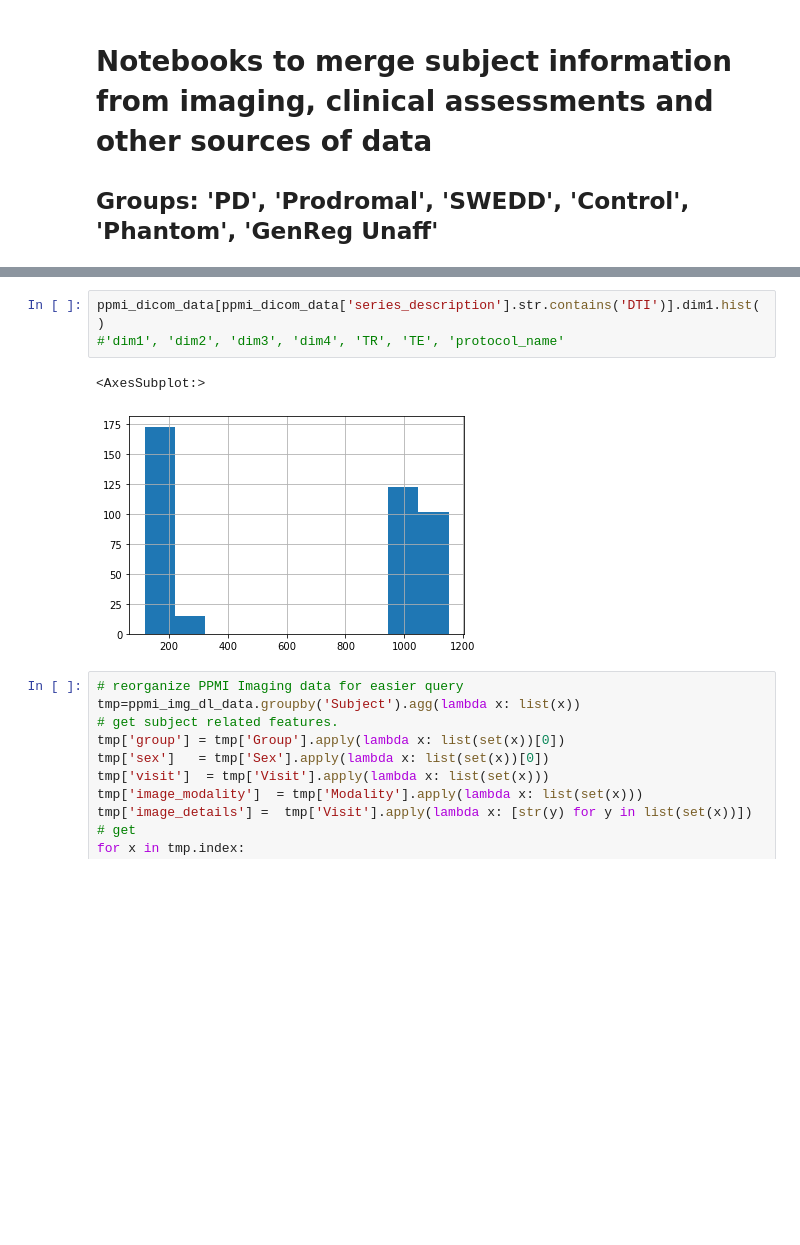
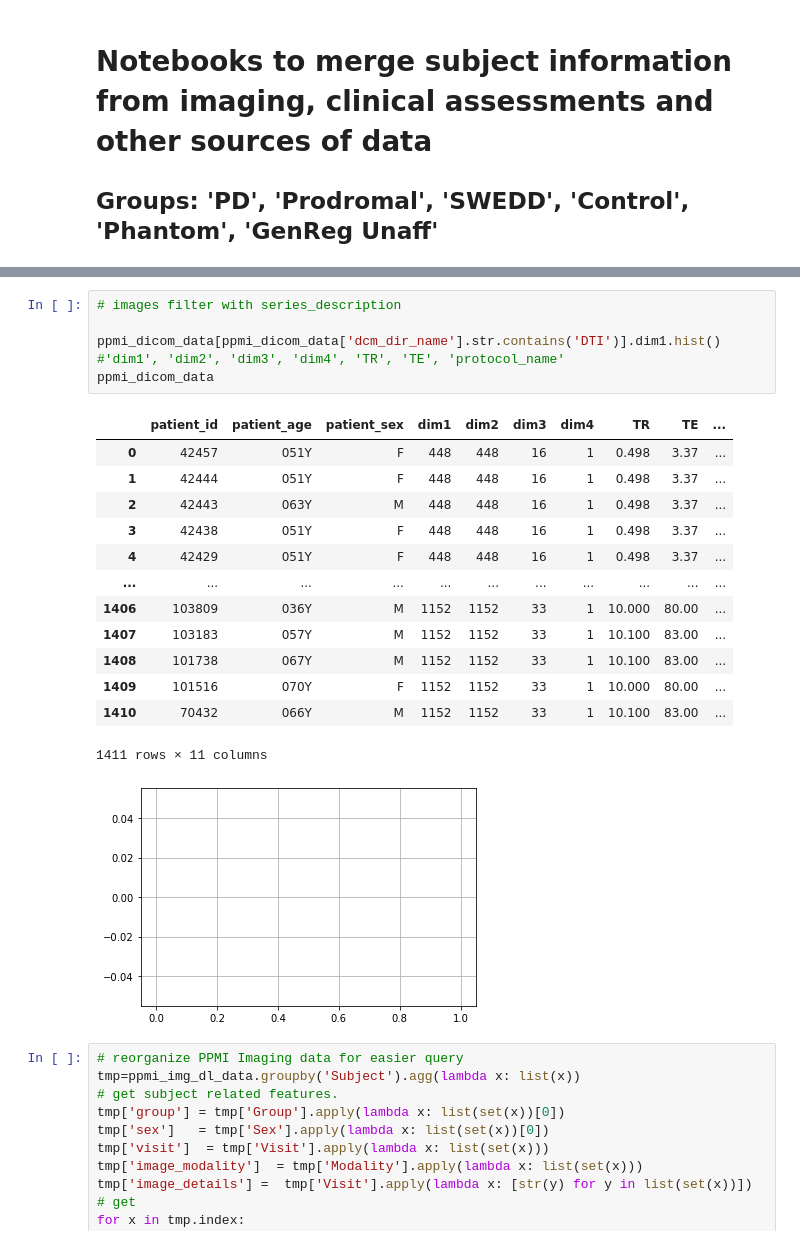
Before and after one commit to nipoppy/nipoppy, a Jupyter notebook: notebooks/subject_profiling_filtering.ipynb, the cells around one changed output, grey strips where cells are left out. Cells and saved outputs as stored; diff of their text form; blank space fills up the shorter version.

Commit message:
testing with dicom info.

```diff
--- a/notebooks/subject_profiling_filtering.ipynb
+++ b/notebooks/subject_profiling_filtering.ipynb
@@ -88,9 +136,24 @@ array(['Anon', '2D GRE-MT', 'DTI_gated', 'Sag MPRAGE GRAPPA',
 # %%
-ppmi_dicom_data[ppmi_dicom_data['series_description'].str.contains('DTI')].dim1.hist()
+# images filter with series_description
+
+ppmi_dicom_data[ppmi_dicom_data['dcm_dir_name'].str.contains('DTI')].dim1.hist()
 #'dim1', 'dim2', 'dim3', 'dim4', 'TR', 'TE', 'protocol_name'
+ppmi_dicom_data
 # %% [output]
+|  | patient_id | patient_age | patient_sex | dim1 | dim2 | dim3 | dim4 | TR | TE | ... |
+| 0 | 42457 | 051Y | F | 448 | 448 | 16 | 1 | 0.498 | 3.37 | ... |
+| 1 | 42444 | 051Y | F | 448 | 448 | 16 | 1 | 0.498 | 3.37 | ... |
+| 2 | 42443 | 063Y | M | 448 | 448 | 16 | 1 | 0.498 | 3.37 | ... |
+| 3 | 42438 | 051Y | F | 448 | 448 | 16 | 1 | 0.498 | 3.37 | ... |
+| 4 | 42429 | 051Y | F | 448 | 448 | 16 | 1 | 0.498 | 3.37 | ... |
+| ... | ... | ... | ... | ... | ... | ... | ... | ... | ... | ... |
+| 1406 | 103809 | 036Y | M | 1152 | 1152 | 33 | 1 | 10.000 | 80.00 | ... |
+| 1407 | 103183 | 057Y | M | 1152 | 1152 | 33 | 1 | 10.100 | 83.00 | ... |
+| 1408 | 101738 | 067Y | M | 1152 | 1152 | 33 | 1 | 10.100 | 83.00 | ... |
+| 1409 | 101516 | 070Y | F | 1152 | 1152 | 33 | 1 | 10.000 | 80.00 | ... |
+| 1410 | 70432 | 066Y | M | 1152 | 1152 | 33 | 1 | 10.100 | 83.00 | ... |
-<AxesSubplot:>
+1411 rows × 11 columns
-[figure, old version]
+[figure, new version]
 # %%
 # reorganize PPMI Imaging data for easier query
 tmp=ppmi_img_dl_data.groupby('Subject').agg(lambda x: list(x))
```
Also changed, not shown: parts of 5 cells of this notebook.
